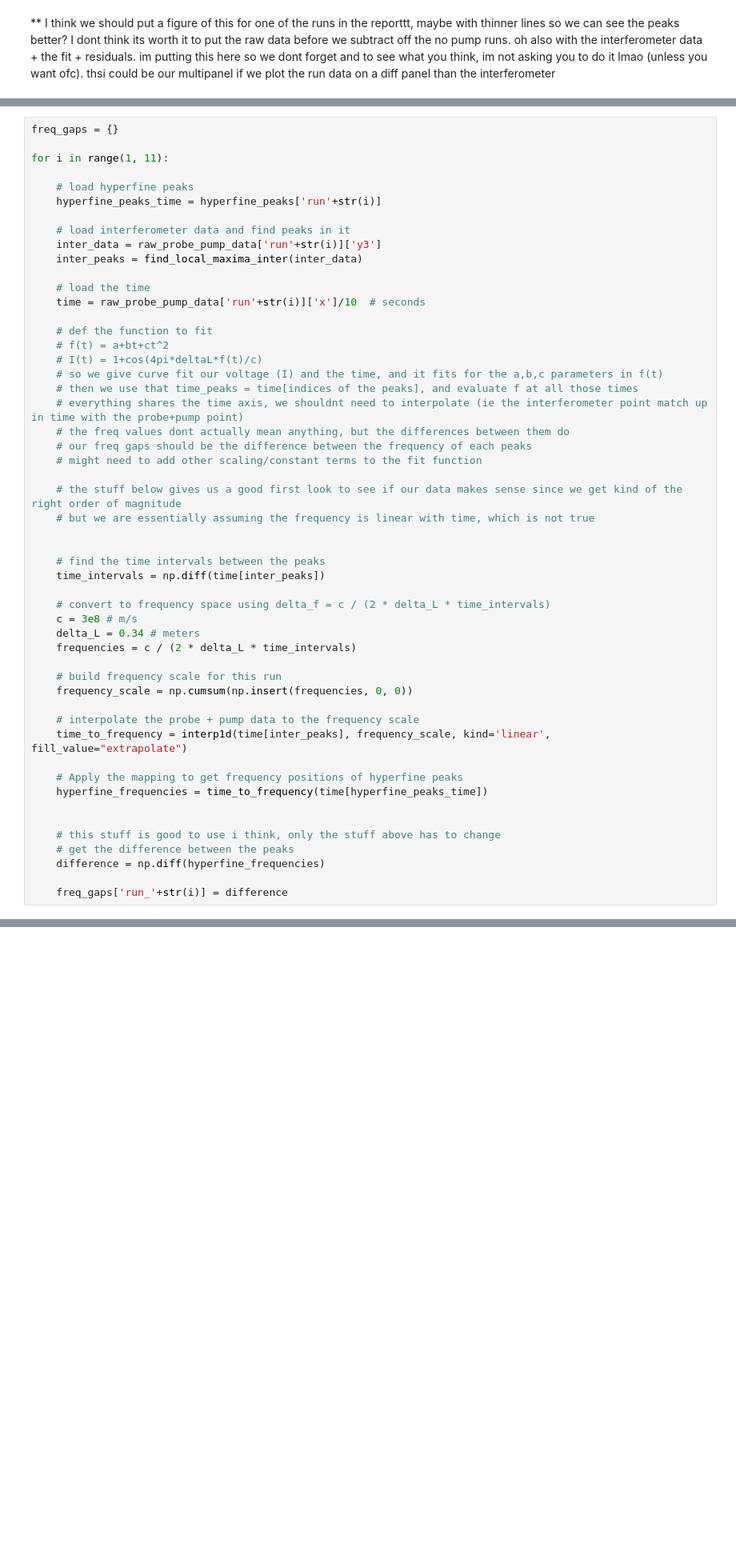
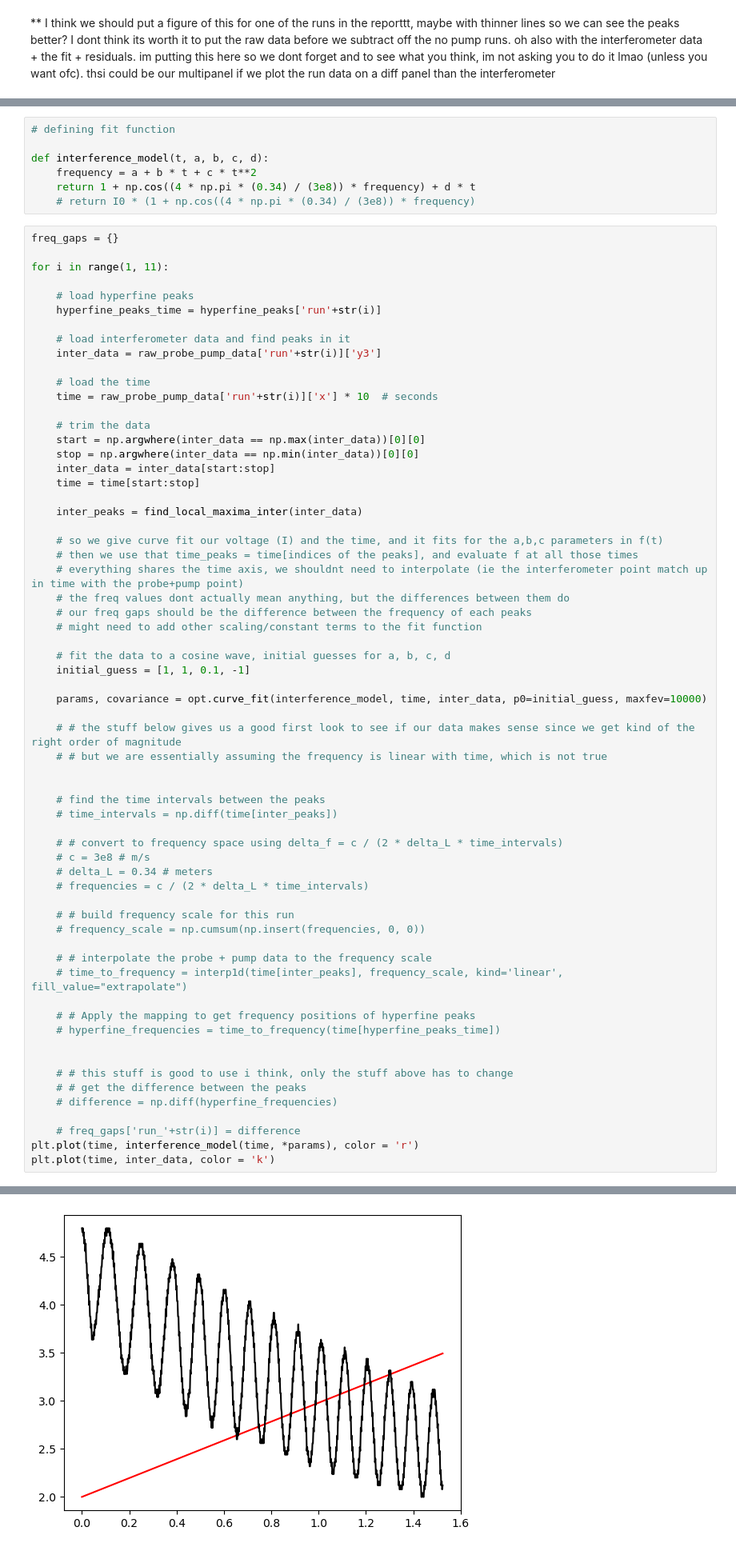
Before and after one commit to orpereira/PHYS469, a Jupyter notebook: saturation_spectroscopy/analysis_final.ipynb, the cells around one changed output, grey strips where cells are left out. Shown at 80% size. Saved outputs shown, nothing was run; the diff lists cells and outputs as text; blank space fills up the shorter version.

```diff
--- a/saturation_spectroscopy/analysis_final.ipynb
+++ b/saturation_spectroscopy/analysis_final.ipynb
@@ -219,6 +217,13 @@ plt.xlim(50, 800)
 [2, 5, 7, 9, 14, 16, 19, 21, 26, 29, 34, 37, 39, 41, 43, 45, 47, 49, 52, 55, 57, 60, 62, 64, 72, 80, 84, 89, 93, 101, 106, 110, 115, 117, 119, 123, 125, 131, 134, 138, 140, 142, 145, 147, 149, 154, 15 ...
 (50.0, 800.0)
 [figure]
+# %%
+# defining fit function
+
+def interference_model(t, a, b, c, d):
+    frequency = a + b * t + c * t**2
+    return 1 + np.cos((4 * np.pi * (0.34) / (3e8)) * frequency) + d * t
+    # return I0 * (1 + np.cos((4 * np.pi * (0.34) / (3e8)) * frequency)
 # %%
 freq_gaps = {}
 
@@ -229,14 +234,18 @@ for i in range(1, 11):
 
     # load interferometer data and find peaks in it
     inter_data = raw_probe_pump_data['run'+str(i)]['y3']
+
+    # load the time
+    time = raw_probe_pump_data['run'+str(i)]['x'] * 10  # seconds
+
+    # trim the data
+    start = np.argwhere(inter_data == np.max(inter_data))[0][0]
+    stop = np.argwhere(inter_data == np.min(inter_data))[0][0]
+    inter_data = inter_data[start:stop]
+    time = time[start:stop]
+
     inter_peaks = find_local_maxima_inter(inter_data)
 
-    # load the time
-    time = raw_probe_pump_data['run'+str(i)]['x']/10  # seconds
-
-    # def the function to fit
-    # f(t) = a+bt+ct^2
-    # I(t) = 1+cos(4pi*deltaL*f(t)/c)
     # so we give curve fit our voltage (I) and the time, and it fits for the a,b,c parameters in f(t)
     # then we use that time_peaks = time[indices of the peaks], and evaluate f at all those times
     # everything shares the time axis, we shouldnt need to interpolate (ie the interferometer point match up in time with the probe+pump point)
@@ -244,30 +253,38 @@ for i in range(1, 11):
     # our freq gaps should be the difference between the frequency of each peaks
     # might need to add other scaling/constant terms to the fit function
 
-    # the stuff below gives us a good first look to see if our data makes sense since we get kind of the right order of magnitude
-    # but we are essentially assuming the frequency is linear with time, which is not true
+    # fit the data to a cosine wave, initial guesses for a, b, c, d
+    initial_guess = [1, 1, 0.1, -1]
+
+    params, covariance = opt.curve_fit(interference_model, time, inter_data, p0=initial_guess, maxfev=10000)
+
+    # # the stuff below gives us a good first look to see if our data makes sense since we get kind of the right order of magnitude
+    # # but we are essentially assuming the frequency is linear with time, which is not true
 
 
     # find the time intervals between the peaks
-    time_intervals = np.diff(time[inter_peaks])
+    # time_intervals = np.diff(time[inter_peaks])
 
-    # convert to frequency space using delta_f = c / (2 * delta_L * time_intervals)
-    c = 3e8 # m/s
-    delta_L = 0.34 # meters
-    frequencies = c / (2 * delta_L * time_intervals)
+    # # convert to frequency space using delta_f = c / (2 * delta_L * time_intervals)
+    # c = 3e8 # m/s
+    # delta_L = 0.34 # meters
+    # frequencies = c / (2 * delta_L * time_intervals)
 
-    # build frequency scale for this run
-    frequency_scale = np.cumsum(np.insert(frequencies, 0, 0))
+    # # build frequency scale for this run
+    # frequency_scale = np.cumsum(np.insert(frequencies, 0, 0))
 
-    # interpolate the probe + pump data to the frequency scale
-    time_to_frequency = interp1d(time[inter_peaks], frequency_scale, kind='linear', fill_value="extrapolate")
+    # # interpolate the probe + pump data to the frequency scale
+    # time_to_frequency = interp1d(time[inter_peaks], frequency_scale, kind='linear', fill_value="extrapolate")
 
-    # Apply the mapping to get frequency positions of hyperfine peaks
-    hyperfine_frequencies = time_to_frequency(time[hyperfine_peaks_time])
+    # # Apply the mapping to get frequency positions of hyperfine peaks
+    # hyperfine_frequencies = time_to_frequency(time[hyperfine_peaks_time])
 
 
-    # this stuff is good to use i think, only the stuff above has to change
-    # get the difference between the peaks
-    difference = np.diff(hyperfine_frequencies)
+    # # this stuff is good to use i think, only the stuff above has to change
+    # # get the difference between the peaks
+    # difference = np.diff(hyperfine_frequencies)
 
-    freq_gaps['run_'+str(i)] = difference
+    # freq_gaps['run_'+str(i)] = difference
+plt.plot(time, interference_model(time, *params), color = 'r')
+plt.plot(time, inter_data, color = 'k')
+# %% [output]
@@ -274,3 +292,4 @@ for i in range(1, 11):
+[figure, added]
 # %%
 freq_gaps
 # we expect roughly 10e7, 10e8 Hz for the gaps between hyperfine peaks within the same broad dip
```
Also changed, not shown: parts of 4 cells of this notebook.
